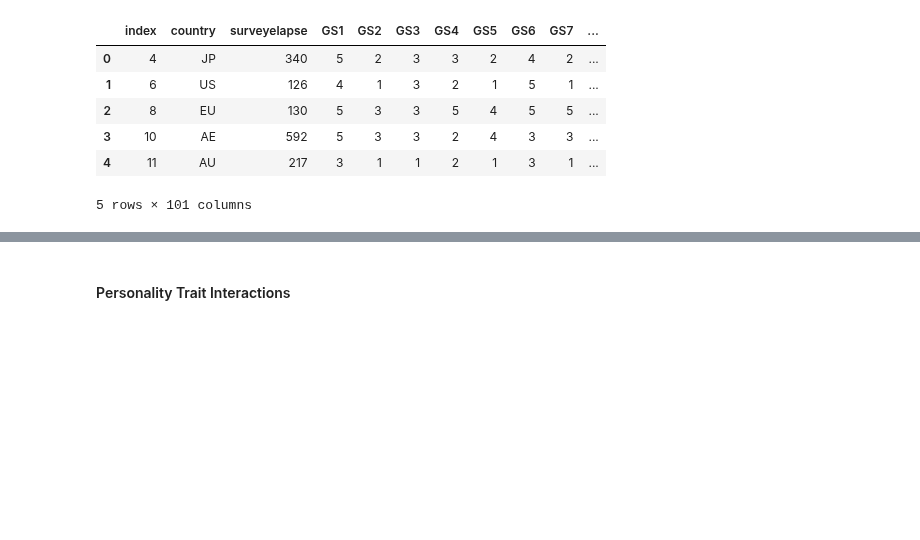
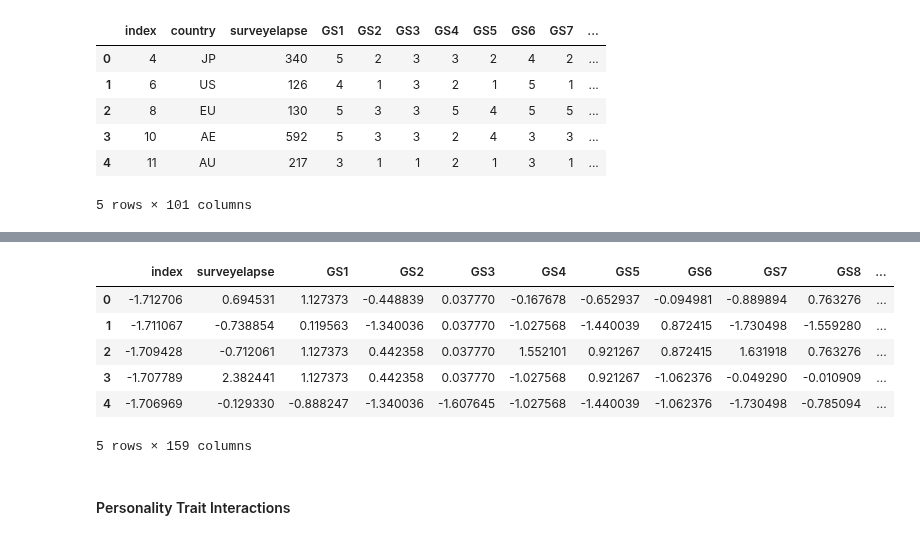
Before and after one commit to Rishik15/BTT_GM2, a Jupyter notebook: FeatureEngineering.ipynb, the cells around one changed output, grey strips where cells are left out. Drawn from its saved outputs; the diff is of its cells as text; code cells hidden in the pictures; blank space fills up the shorter version.

```diff
--- a/FeatureEngineering.ipynb
+++ b/FeatureEngineering.ipynb
@@ -25,7 +94,14 @@ Dataset shape: (2200, 101)
 # %%
-# Binary Questions Yes/No -> 1/0
-df["voted"] = df["voted"].map({"Yes": 1, "No": 0})
-df["engnat"] = df["engnat"].map({"Yes": 1, "No": 0})
+mode_value = df['education'].mode()[0]
+df['education'] = df['education'].fillna(mode_value)
 
-df.head()
+education_mapping = {
+    "Less than high school": 0,
+    "High school": 1,
+    "University": 2,
+    "Graduate": 3
+}
+df['education'] = df['education'].map(education_mapping)
+
+df["education"]
 # %% [output]
@@ -38,0 +120,19 @@ df.head()
+# %%
+cols_to_fill = [
+    'urban', 'gender', 'engnat', 'hand',
+    'religion', 'orientation', 'race',
+    'voted', 'married'
+]
+
+df[cols_to_fill] = df[cols_to_fill].fillna("Unknown")
+
+cols_to_encode = ['urban', 'gender', 'engnat', 'hand',
+    'religion', 'orientation', 'race',
+    'voted', 'married', "browser", "operatingsystem", "age_group"]
+print(cols_to_encode)
+df = pd.get_dummies(df, columns=cols_to_encode, dummy_na=False)
+dummy_cols = [col for col in df.columns if any(orig in col for orig in cols_to_encode)]
+df[dummy_cols] = df[dummy_cols].astype(int)
+
+print(df.shape)
+df.head()
@@ -39,3 +154,20 @@ df.head()
+# %%
+num_cols = df.drop(columns='country').columns
+
+scaler = StandardScaler()
+df_scaled = scaler.fit_transform(df[num_cols])
+
+df_scaled = pd.DataFrame(df_scaled, columns=num_cols, index=df.index)
+
+df_scaled.head()
+# %% [output]
+|  | index | surveyelapse | GS1 | GS2 | GS3 | GS4 | GS5 | GS6 | GS7 | GS8 | ... |
+| 0 | -1.712706 | 0.694531 | 1.127373 | -0.448839 | 0.037770 | -0.167678 | -0.652937 | -0.094981 | -0.889894 | 0.763276 | ... |
+| 1 | -1.711067 | -0.738854 | 0.119563 | -1.340036 | 0.037770 | -1.027568 | -1.440039 | 0.872415 | -1.730498 | -1.559280 | ... |
+| 2 | -1.709428 | -0.712061 | 1.127373 | 0.442358 | 0.037770 | 1.552101 | 0.921267 | 0.872415 | 1.631918 | 0.763276 | ... |
+| 3 | -1.707789 | 2.382441 | 1.127373 | 0.442358 | 0.037770 | -1.027568 | 0.921267 | -1.062376 | -0.049290 | -0.010909 | ... |
+| 4 | -1.706969 | -0.129330 | -0.888247 | -1.340036 | -1.607645 | -1.027568 | -1.440039 | -1.062376 | -1.730498 | -0.785094 | ... |
+5 rows × 159 columns
 # %% [markdown]
 #### Personality Trait Interactions
 # %%
```
Also changed, not shown: parts of 11 cells of this notebook.
